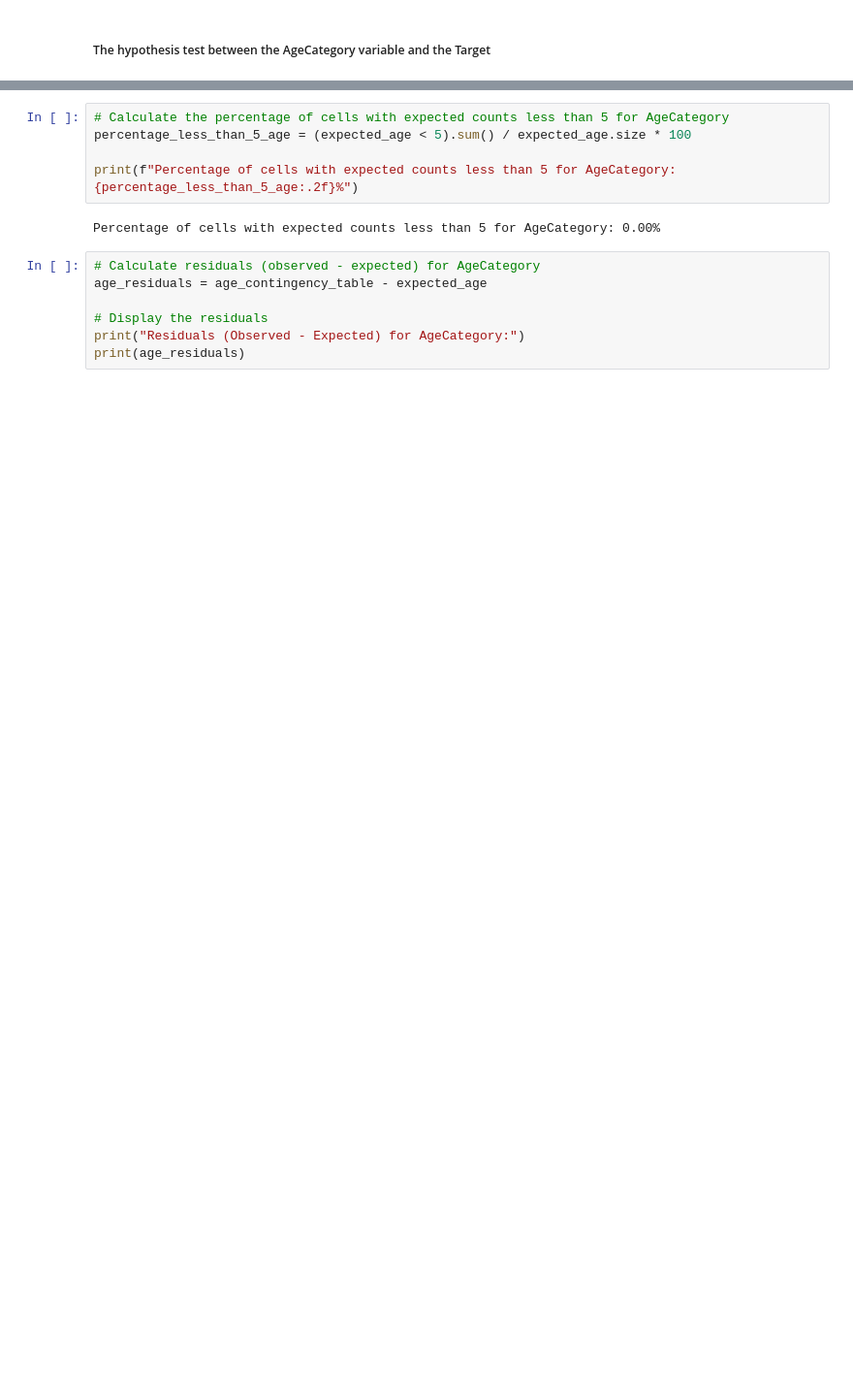
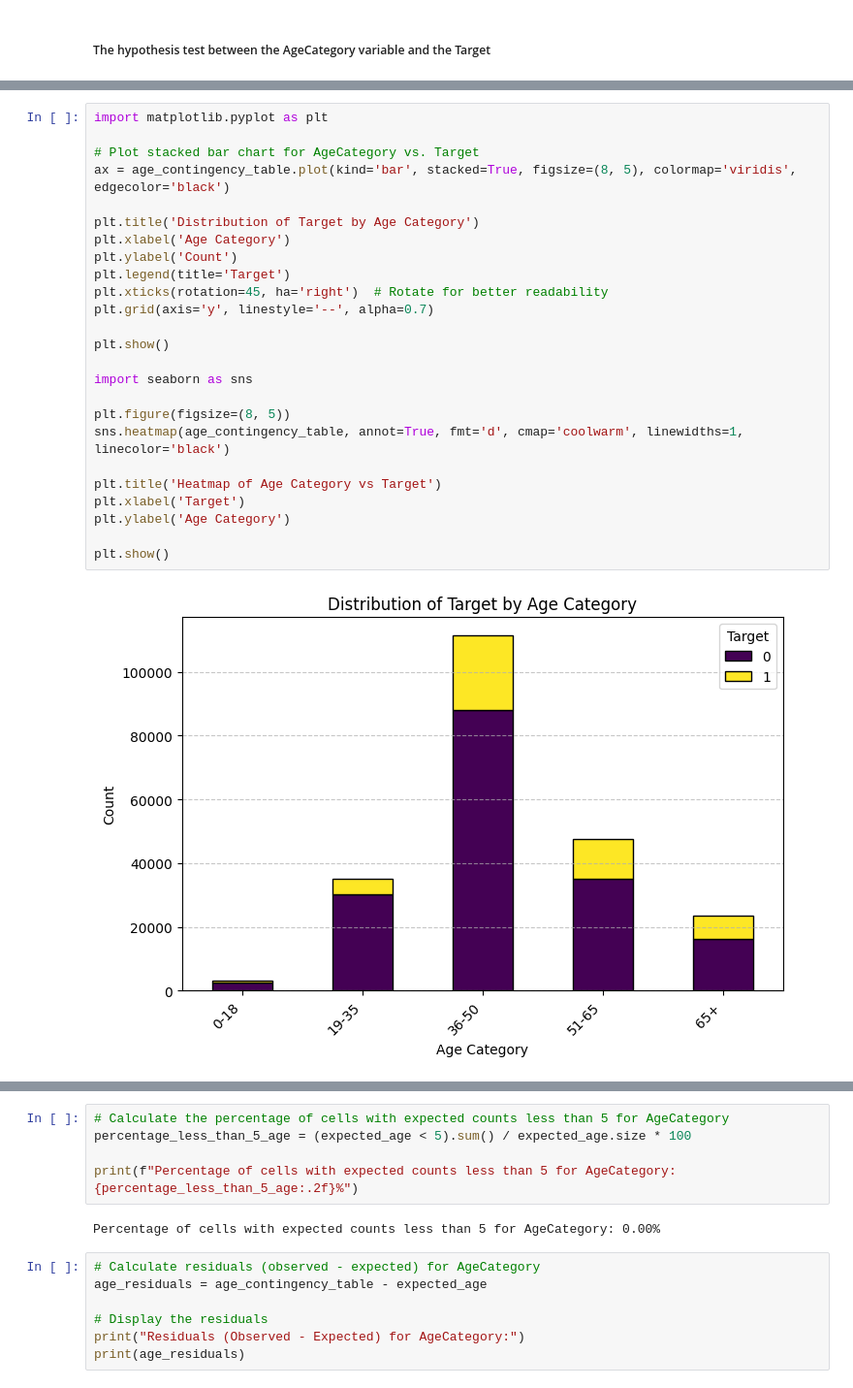
Before and after one commit to minhnguyenquang1709/gp-datamining, a Jupyter notebook: clustering.ipynb, the cells around one changed output, grey strips where cells are left out. Shown: that part at 97% size. Saved outputs shown, nothing was run; the diff lists cells and outputs as text; blank space fills up the shorter version.

```diff
--- a/clustering.ipynb
+++ b/clustering.ipynb
@@ -772,3 +829,30 @@ Try using .loc[row_indexer,col_indexer] = value instead
 
 See the caveats in the documentation: https://pandas.pydata.org/pandas-docs/stable/user_guide/indexing.html#returning-a-view-versus-a-copy
   combined_df['AgeCategory'] = pd.cut(combined_df['Age'], bins=[0, 18, 35, 50, 65, 100], labels=['0-18', '19-35', '36-50', '51-65', '65+'])
+# %%
+import matplotlib.pyplot as plt
+
+# Plot stacked bar chart for AgeCategory vs. Target
+ax = age_contingency_table.plot(kind='bar', stacked=True, figsize=(8, 5), colormap='viridis', edgecolor='black')
+
+plt.title('Distribution of Target by Age Category')
+plt.xlabel('Age Category')
+plt.ylabel('Count')
+plt.legend(title='Target')
+plt.xticks(rotation=45, ha='right')  # Rotate for better readability
+plt.grid(axis='y', linestyle='--', alpha=0.7)
+
+plt.show()
+
+import seaborn as sns
+
+plt.figure(figsize=(8, 5))
+sns.heatmap(age_contingency_table, annot=True, fmt='d', cmap='coolwarm', linewidths=1, linecolor='black')
+
+plt.title('Heatmap of Age Category vs Target')
+plt.xlabel('Target')
+plt.ylabel('Age Category')
+
+plt.show()
+# %% [output]
+[figure, added]
```
Also changed, not shown: parts of 23 cells of this notebook, 9 other files.
